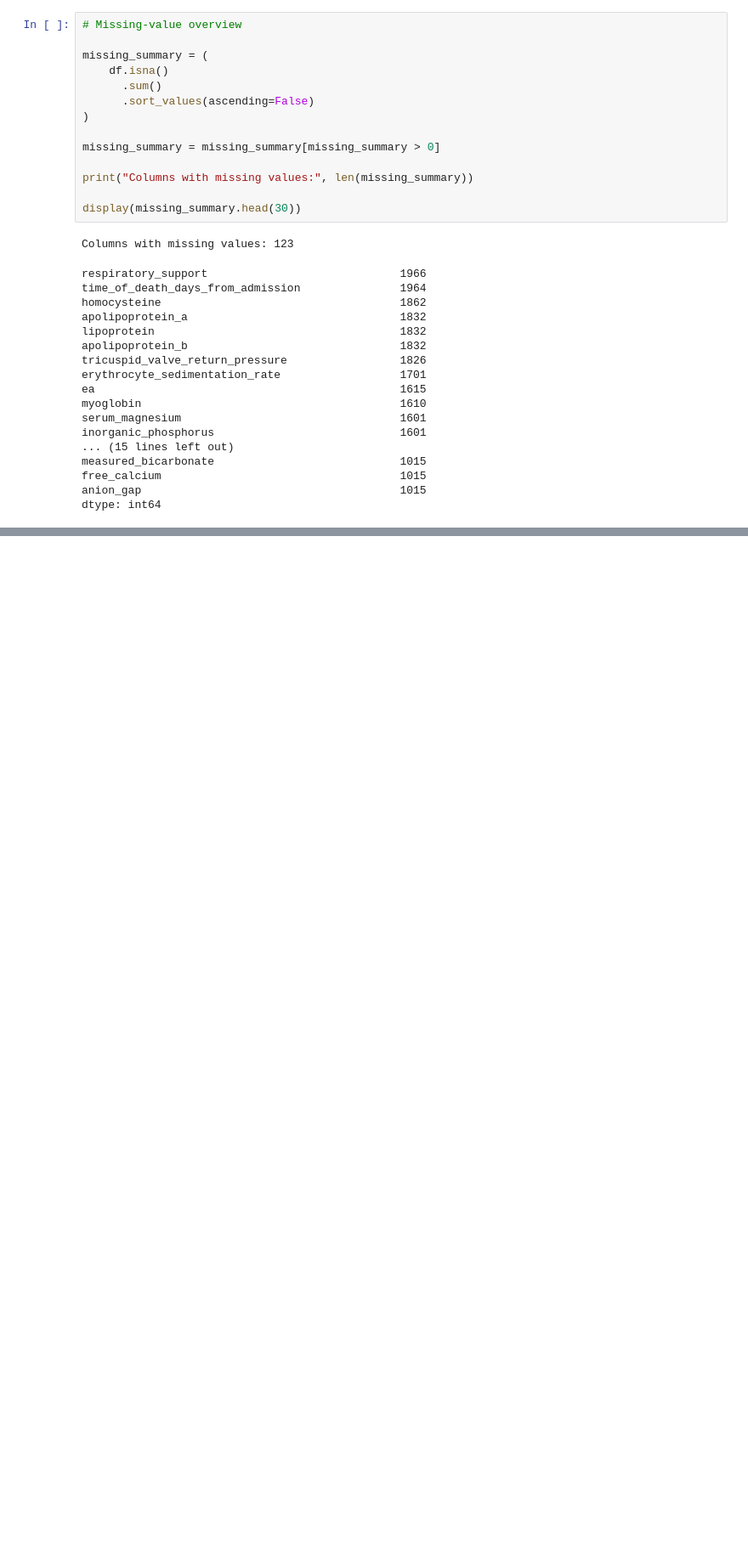
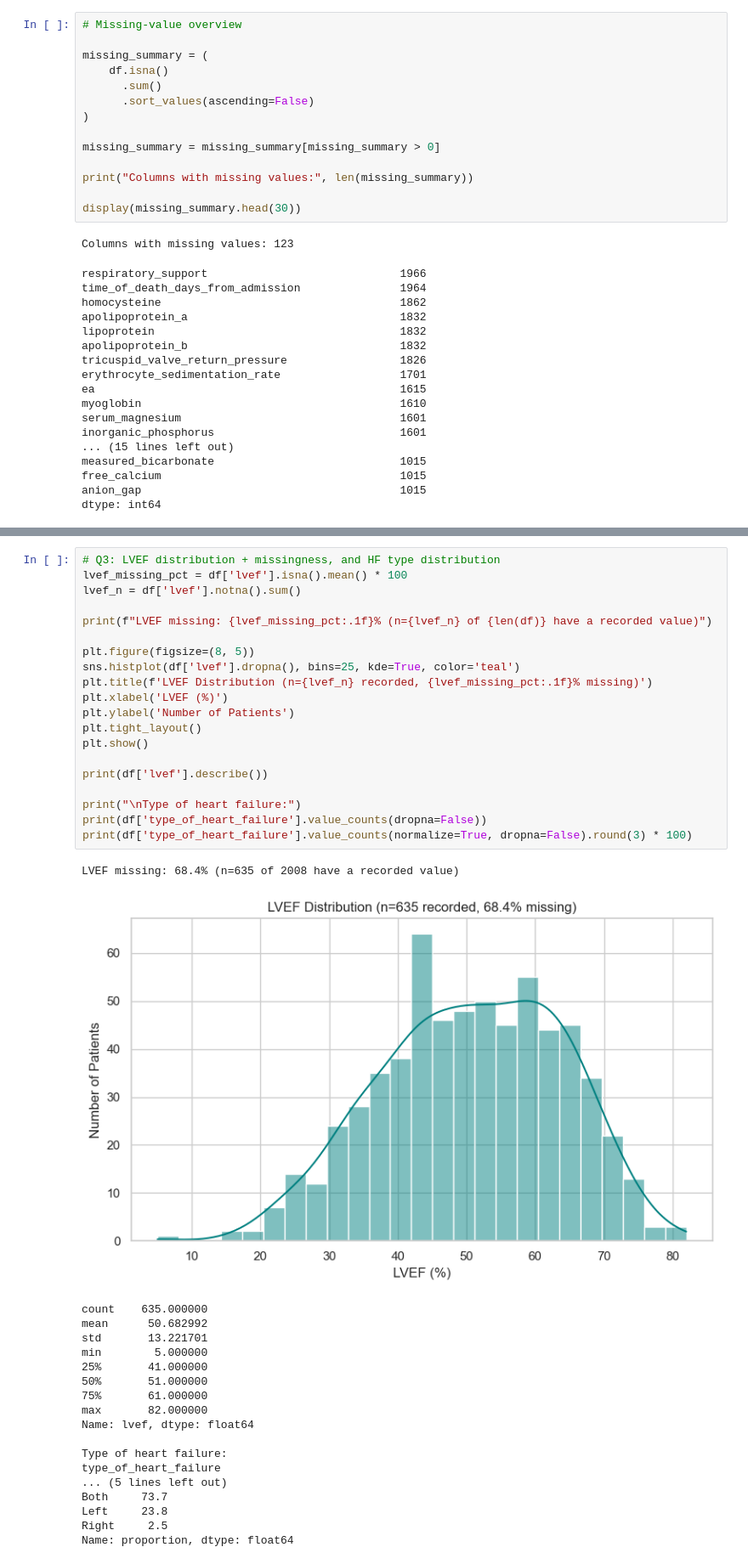
Before and after one commit to shraddhaparakh/Team11_PyInsights_Python-Hackathon-_SEP2026, a Jupyter notebook: Team11_PyInsights_2. Descriptive Analysis.ipynb, the cells around one changed output, grey strips where cells are left out. Shown at 85% size. Cells and saved outputs as stored; diff of their text form; blank space fills up the shorter version.

```diff
--- a/Team11_PyInsights_2. Descriptive Analysis.ipynb
+++ b/Team11_PyInsights_2. Descriptive Analysis.ipynb
@@ -160,0 +350,40 @@ dtype: int64
+# %%
+# Q3: LVEF distribution + missingness, and HF type distribution
+lvef_missing_pct = df['lvef'].isna().mean() * 100
+lvef_n = df['lvef'].notna().sum()
+
+print(f"LVEF missing: {lvef_missing_pct:.1f}% (n={lvef_n} of {len(df)} have a recorded value)")
+
+plt.figure(figsize=(8, 5))
+sns.histplot(df['lvef'].dropna(), bins=25, kde=True, color='teal')
+plt.title(f'LVEF Distribution (n={lvef_n} recorded, {lvef_missing_pct:.1f}% missing)')
+plt.xlabel('LVEF (%)')
+plt.ylabel('Number of Patients')
+plt.tight_layout()
+plt.show()
+
+print(df['lvef'].describe())
+
+print("\nType of heart failure:")
+print(df['type_of_heart_failure'].value_counts(dropna=False))
+print(df['type_of_heart_failure'].value_counts(normalize=True, dropna=False).round(3) * 100)
+# %% [output]
+LVEF missing: 68.4% (n=635 of 2008 have a recorded value)
+[figure, added]
+count    635.000000
+mean      50.682992
+std       13.221701
+min        5.000000
+25%       41.000000
+50%       51.000000
+75%       61.000000
+max       82.000000
+Name: lvef, dtype: float64
+
+Type of heart failure:
+type_of_heart_failure
+... (5 lines left out)
+Both     73.7
+Left     23.8
+Right     2.5
+Name: proportion, dtype: float64
```
Also changed, not shown: parts of 14 cells of this notebook.
